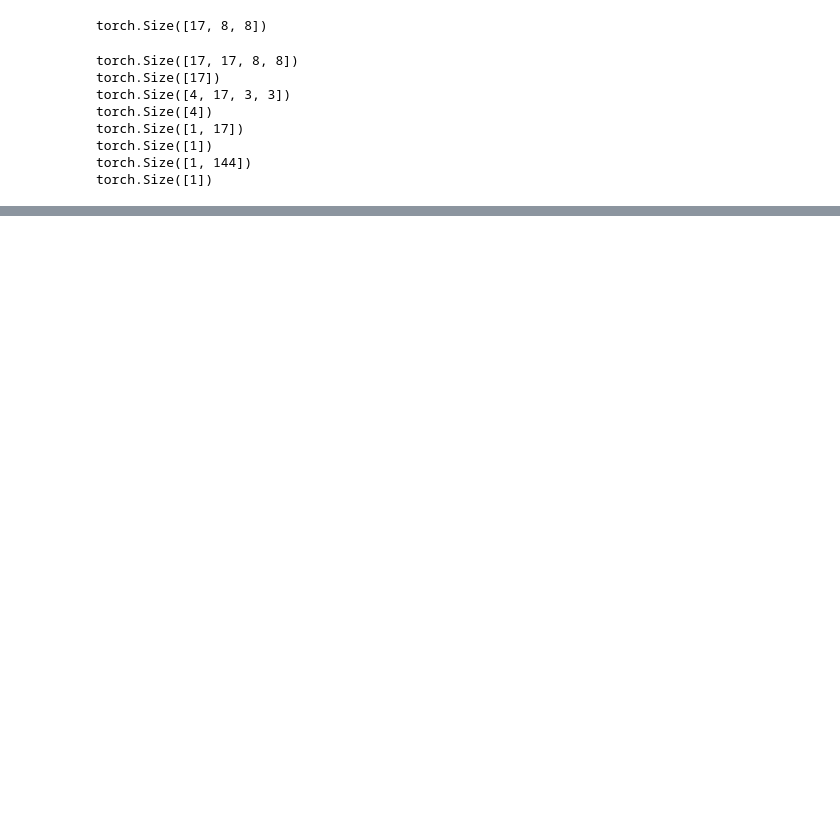
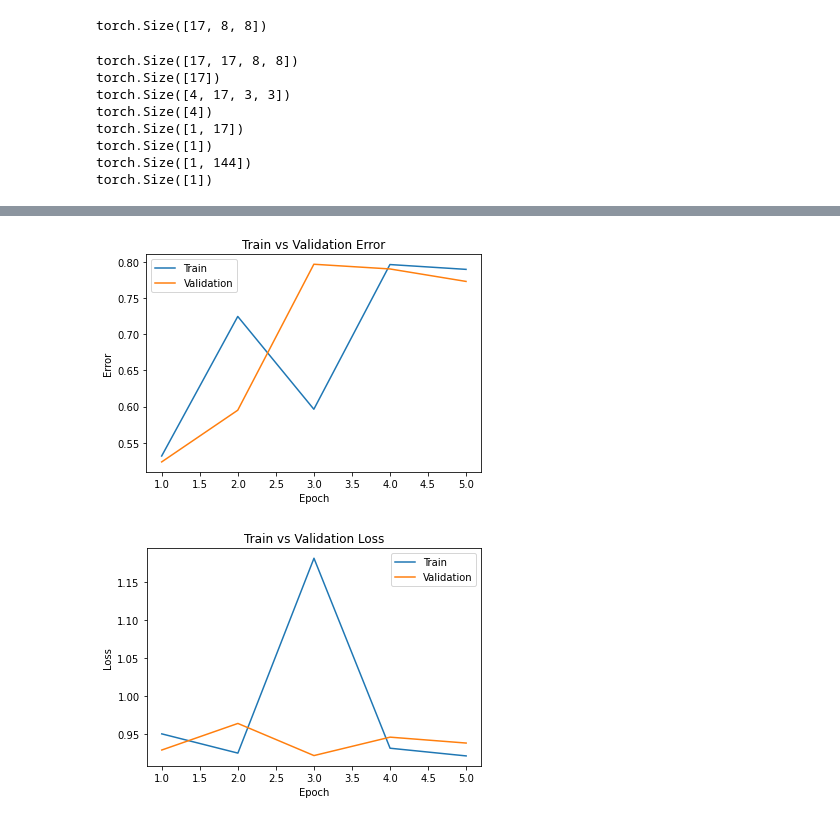
Before and after one commit to IsmailOuazzani/AtomicAI, a Jupyter notebook: atomicDeep.ipynb, the cells around one changed output, grey strips where cells are left out. Saved outputs shown, nothing was run; the diff lists cells and outputs as text; code cells hidden in the pictures; blank space fills up the shorter version.

```diff
--- a/atomicDeep.ipynb
+++ b/atomicDeep.ipynb
@@ -89,6 +89,33 @@ def evaluate(net, loader, criterion):
     err = float(total_err) / total_epoch
     loss = float(total_loss) / (i + 1)
     return err, loss
+def plot_training_curve(path):
+    """ Plots the training curve for a model run, given the csv files
+    containing the train/validation error/loss.
+
+    Args:
+        path: The base path of the csv files produced during training
+    """
+    import matplotlib.pyplot as plt
+    train_err = np.loadtxt("{}_train_err.csv".format(path))
+    val_err = np.loadtxt("{}_val_err.csv".format(path))
+    train_loss = np.loadtxt("{}_train_loss.csv".format(path))
+    val_loss = np.loadtxt("{}_val_loss.csv".format(path))
+    plt.title("Train vs Validation Error")
+    n = len(train_err) # number of epochs
+    plt.plot(range(1,n+1), train_err, label="Train")
+    plt.plot(range(1,n+1), val_err, label="Validation")
+    plt.xlabel("Epoch")
+    plt.ylabel("Error")
+    plt.legend(loc='best')
+    plt.show()
+    plt.title("Train vs Validation Loss")
+    plt.plot(range(1,n+1), train_loss, label="Train")
+    plt.plot(range(1,n+1), val_loss, label="Validation")
+    plt.xlabel("Epoch")
+    plt.ylabel("Loss")
+    plt.legend(loc='best')
+    plt.show()
 # %%
 def train_net(net, batch_size=1, learning_rate=0.01, num_epochs=30):
     ########################################################################
@@ -202,0 +235,6 @@ RuntimeError: ignored
+# %%
+small_model_path = get_model_name("ismail", batch_size=1, learning_rate=0.01, epoch=4)
+plot_training_curve(small_model_path)
+# %% [output]
+[figure, added]
+[figure, added]
```
Also changed, not shown: parts of 3 cells of this notebook.
